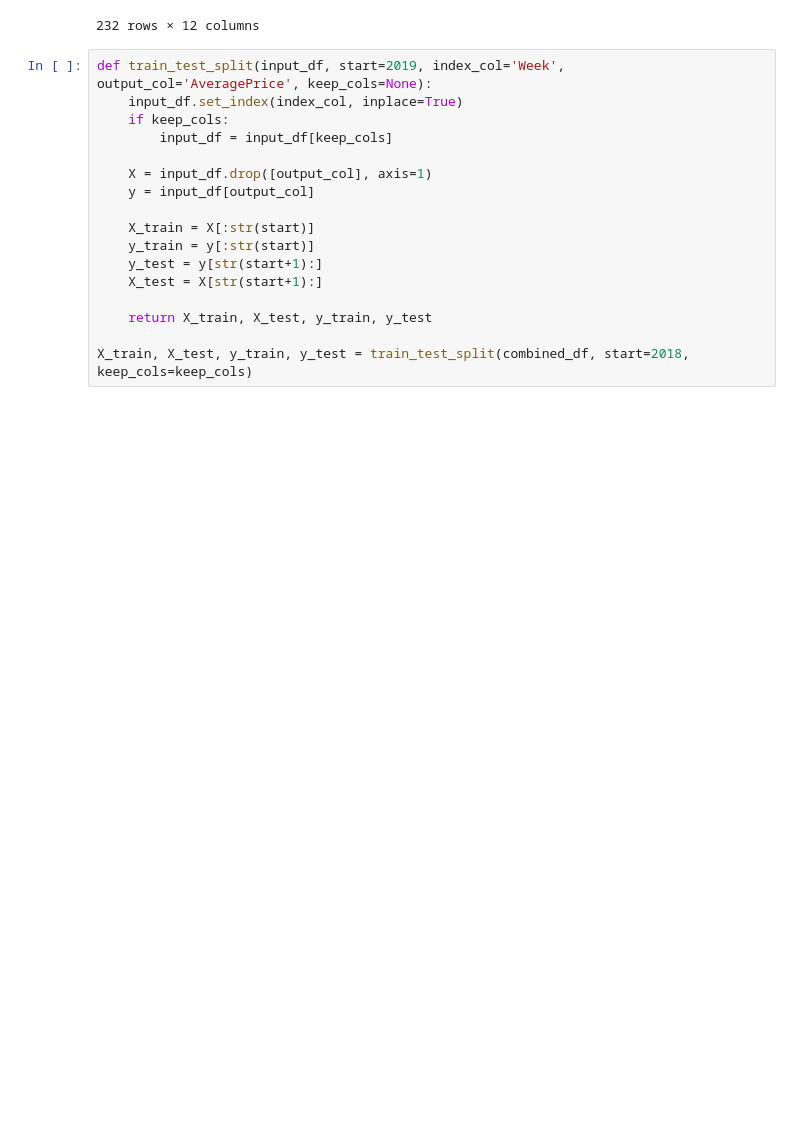
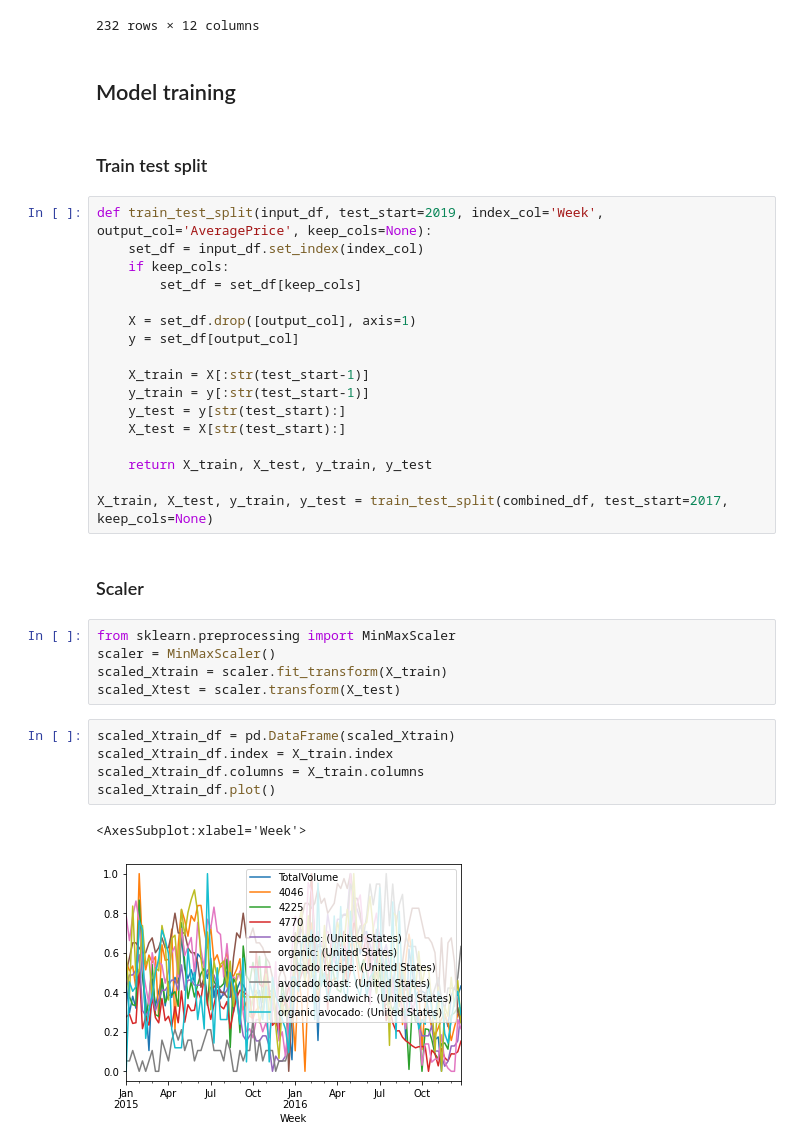
Before and after one commit to potus84/DS-ML-CASE-AVOCADO-KING-, a Jupyter notebook: Preprocessing_Modelling.ipynb, the cells around one changed output. Cells and saved outputs as stored; diff of their text form; blank space fills up the shorter version.

```diff
--- a/Preprocessing_Modelling.ipynb
+++ b/Preprocessing_Modelling.ipynb
@@ -195,20 +208,39 @@ combined_df
 | 231 | 9.841152e+05 | 244258.998519 | 286482.041019 | 25130.900926 | 1.691296 | 2019-07-07 | 58.0 | ... |
 | 232 | 8.866862e+05 | 222116.843056 | 246913.278611 | 18782.035093 | 1.715556 | 2019-07-14 | 60.0 | ... |
 232 rows × 12 columns
+# %% [markdown]
+## Model training
+# %% [markdown]
+### Train test split
 # %%
-def train_test_split(input_df, start=2019, index_col='Week', output_col='AveragePrice', keep_cols=None):
-    input_df.set_index(index_col, inplace=True)
+def train_test_split(input_df, test_start=2019, index_col='Week', output_col='AveragePrice', keep_cols=None):
+    set_df = input_df.set_index(index_col)
     if keep_cols:
-        input_df = input_df[keep_cols]
+        set_df = set_df[keep_cols]
 
-    X = input_df.drop([output_col], axis=1)
-    y = input_df[output_col]
+    X = set_df.drop([output_col], axis=1)
+    y = set_df[output_col]
 
-    X_train = X[:str(start)]
-    y_train = y[:str(start)]
-    y_test = y[str(start+1):]
-    X_test = X[str(start+1):]
+    X_train = X[:str(test_start-1)]
+    y_train = y[:str(test_start-1)]
+    y_test = y[str(test_start):]
+    X_test = X[str(test_start):]
 
     return X_train, X_test, y_train, y_test
 
-X_train, X_test, y_train, y_test = train_test_split(combined_df, start=2018, keep_cols=keep_cols)
+X_train, X_test, y_train, y_test = train_test_split(combined_df, test_start=2017, keep_cols=None)
+# %% [markdown]
+### Scaler
+# %%
+from sklearn.preprocessing import MinMaxScaler
+scaler = MinMaxScaler()
+scaled_Xtrain = scaler.fit_transform(X_train)
+scaled_Xtest = scaler.transform(X_test)
+# %%
+scaled_Xtrain_df = pd.DataFrame(scaled_Xtrain)
+scaled_Xtrain_df.index = X_train.index
+scaled_Xtrain_df.columns = X_train.columns
+scaled_Xtrain_df.plot()
+# %% [output]
+<AxesSubplot:xlabel='Week'>
+[figure, added]
```
Also changed, not shown: parts of 43 cells of this notebook, 1 other file.
